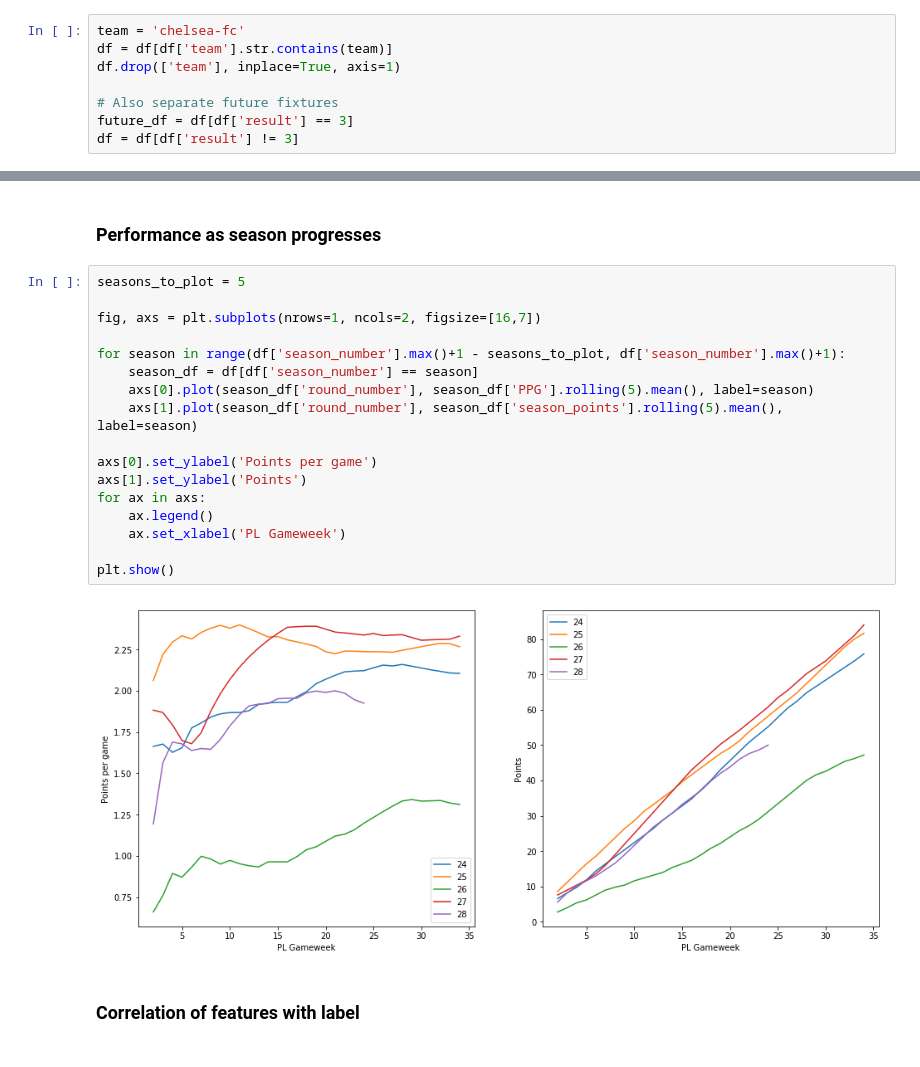
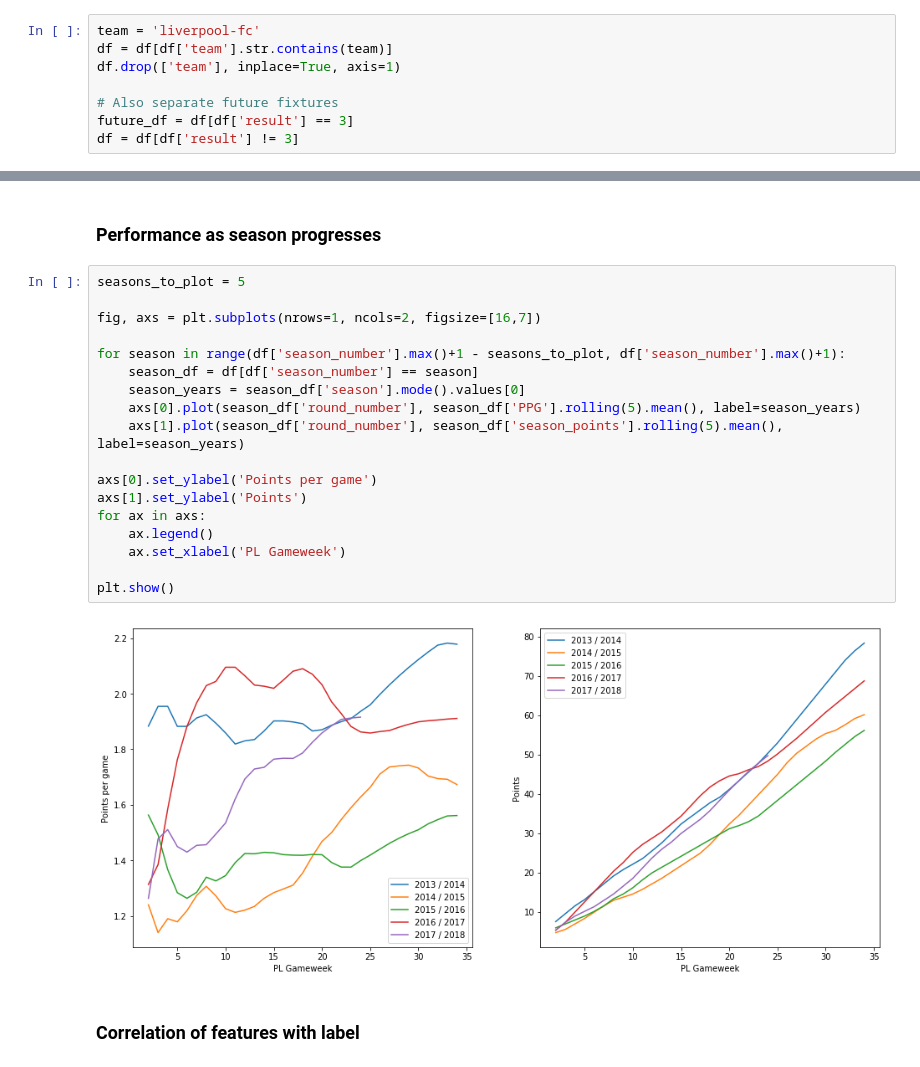
Before and after one commit to shep312/liverpool-predictions, a Jupyter notebook: gbm_main.ipynb, the cells around one changed output, grey strips where cells are left out. Cells and saved outputs as stored; diff of their text form.

```diff
--- a/gbm_main.ipynb
+++ b/gbm_main.ipynb
@@ -98,7 +63,7 @@ df.head()
 
 Data is available for most PL teams but at the moment feels best to model one at a time
 # %%
-team = 'chelsea-fc'
+team = 'liverpool-fc'
 df = df[df['team'].str.contains(team)]
 df.drop(['team'], inplace=True, axis=1)
 
@@ -132,22 +97,23 @@ for label in barplot.get_xticklabels():
 # %%
 seasons_to_plot = 5
 
 fig, axs = plt.subplots(nrows=1, ncols=2, figsize=[16,7])
 
 for season in range(df['season_number'].max()+1 - seasons_to_plot, df['season_number'].max()+1):
     season_df = df[df['season_number'] == season]
-    axs[0].plot(season_df['round_number'], season_df['PPG'].rolling(5).mean(), label=season)
-    axs[1].plot(season_df['round_number'], season_df['season_points'].rolling(5).mean(), label=season)
+    season_years = season_df['season'].mode().values[0]
+    axs[0].plot(season_df['round_number'], season_df['PPG'].rolling(5).mean(), label=season_years)
+    axs[1].plot(season_df['round_number'], season_df['season_points'].rolling(5).mean(), label=season_years)
 
 axs[0].set_ylabel('Points per game')
 axs[1].set_ylabel('Points')
 for ax in axs:
     ax.legend()
     ax.set_xlabel('PL Gameweek')
 
 plt.show()
 # %% [output]
-[figure, old version]
+[figure, new version]
 # %% [markdown]
 ### Correlation of features with label
 # %%
```
Also changed, not shown: parts of 38 cells of this notebook, 6 other files.
